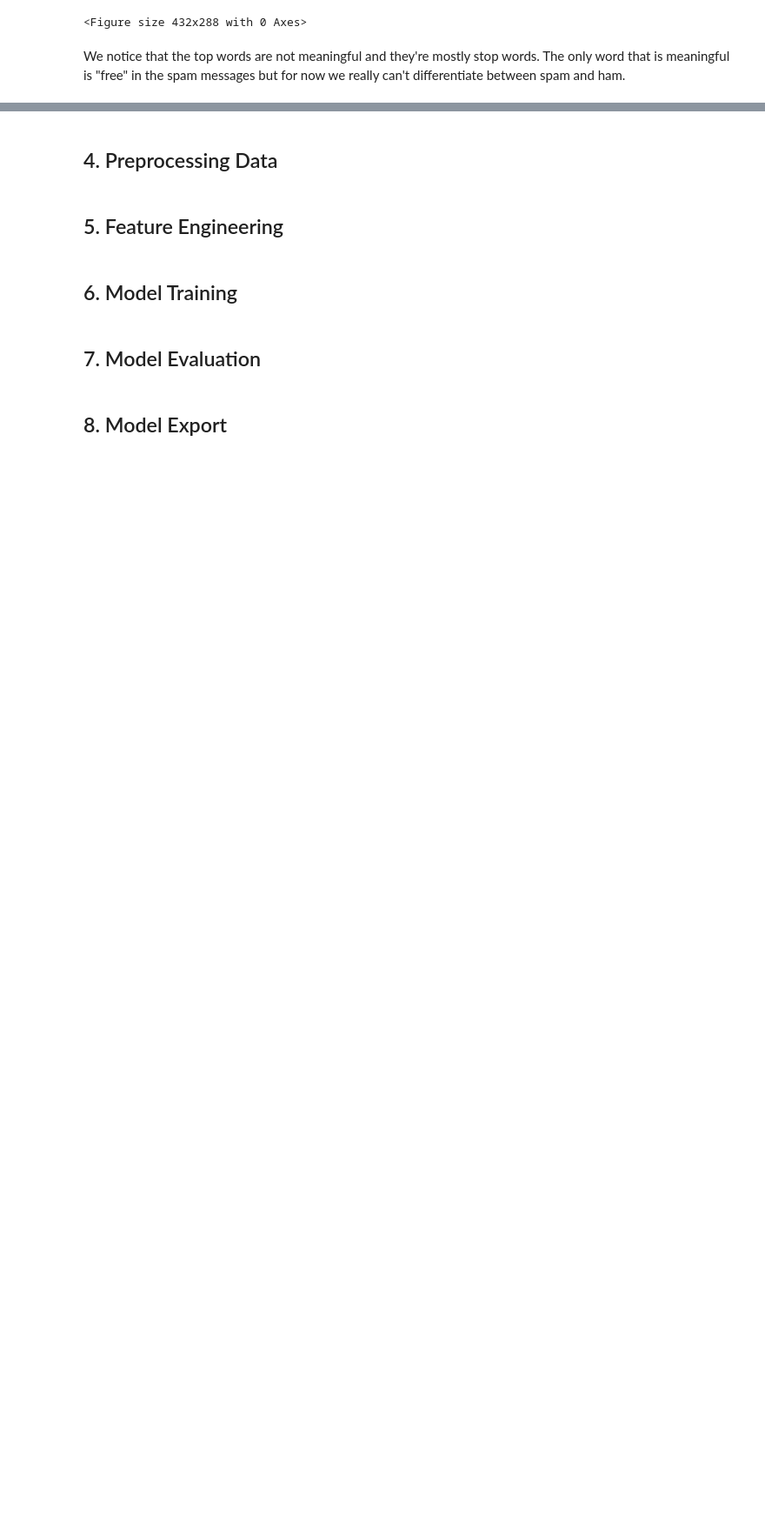
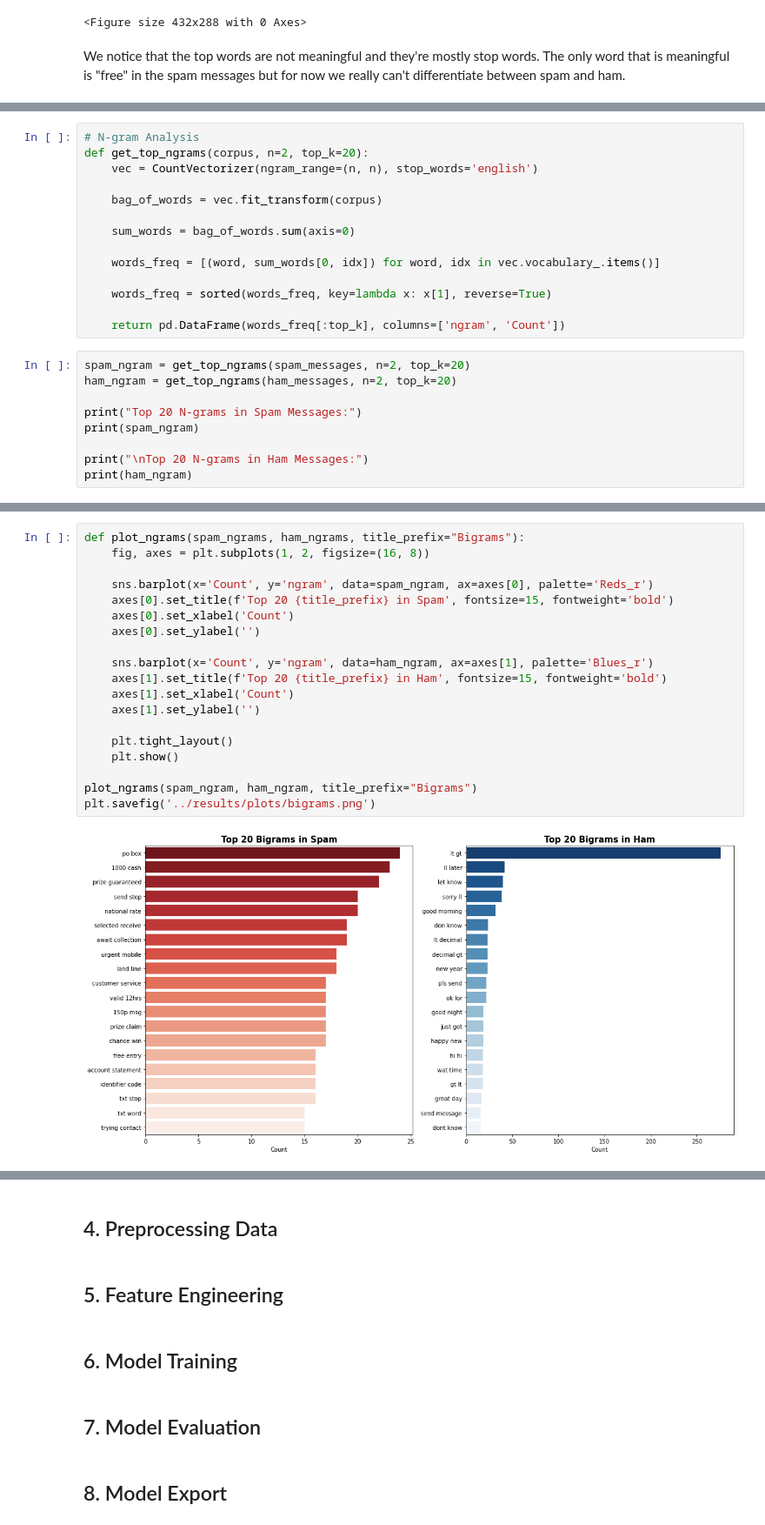
Before and after one commit to 7louu/spam-detection-nlp, a Jupyter notebook: notebooks/spam_detection_pipeline.ipynb, the cells around one changed output, grey strips where cells are left out. Shown: that part at 87% size. Saved outputs shown, nothing was run; the diff lists cells and outputs as text; blank space fills up the shorter version.

```diff
--- a/notebooks/spam_detection_pipeline.ipynb
+++ b/notebooks/spam_detection_pipeline.ipynb
@@ -228,0 +284,23 @@ We notice that the top words are not meaningful and they're mostly stop words. T
+# %%
+# N-gram Analysis
+def get_top_ngrams(corpus, n=2, top_k=20):
+    vec = CountVectorizer(ngram_range=(n, n), stop_words='english')
+
+    bag_of_words = vec.fit_transform(corpus)
+
+    sum_words = bag_of_words.sum(axis=0)
+
+    words_freq = [(word, sum_words[0, idx]) for word, idx in vec.vocabulary_.items()]
+
+    words_freq = sorted(words_freq, key=lambda x: x[1], reverse=True)
+
+    return pd.DataFrame(words_freq[:top_k], columns=['ngram', 'Count'])
+# %%
+spam_ngram = get_top_ngrams(spam_messages, n=2, top_k=20)
+ham_ngram = get_top_ngrams(ham_messages, n=2, top_k=20)
+
+print("Top 20 N-grams in Spam Messages:")
+print(spam_ngram)
+
+print("\nTop 20 N-grams in Ham Messages:")
+print(ham_ngram)
@@ -228,0 +325,21 @@ We notice that the top words are not meaningful and they're mostly stop words. T
+# %%
+def plot_ngrams(spam_ngrams, ham_ngrams, title_prefix="Bigrams"):
+    fig, axes = plt.subplots(1, 2, figsize=(16, 8))
+
+    sns.barplot(x='Count', y='ngram', data=spam_ngram, ax=axes[0], palette='Reds_r')
+    axes[0].set_title(f'Top 20 {title_prefix} in Spam', fontsize=15, fontweight='bold')
+    axes[0].set_xlabel('Count')
+    axes[0].set_ylabel('')
+
+    sns.barplot(x='Count', y='ngram', data=ham_ngram, ax=axes[1], palette='Blues_r')
+    axes[1].set_title(f'Top 20 {title_prefix} in Ham', fontsize=15, fontweight='bold')
+    axes[1].set_xlabel('Count')
+    axes[1].set_ylabel('')
+
+    plt.tight_layout()
+    plt.show()
+
+plot_ngrams(spam_ngram, ham_ngram, title_prefix="Bigrams")
+plt.savefig('../results/plots/bigrams.png')
+# %% [output]
+[figure, added]
```
Also changed, not shown: parts of 9 cells of this notebook, 3 other files.
